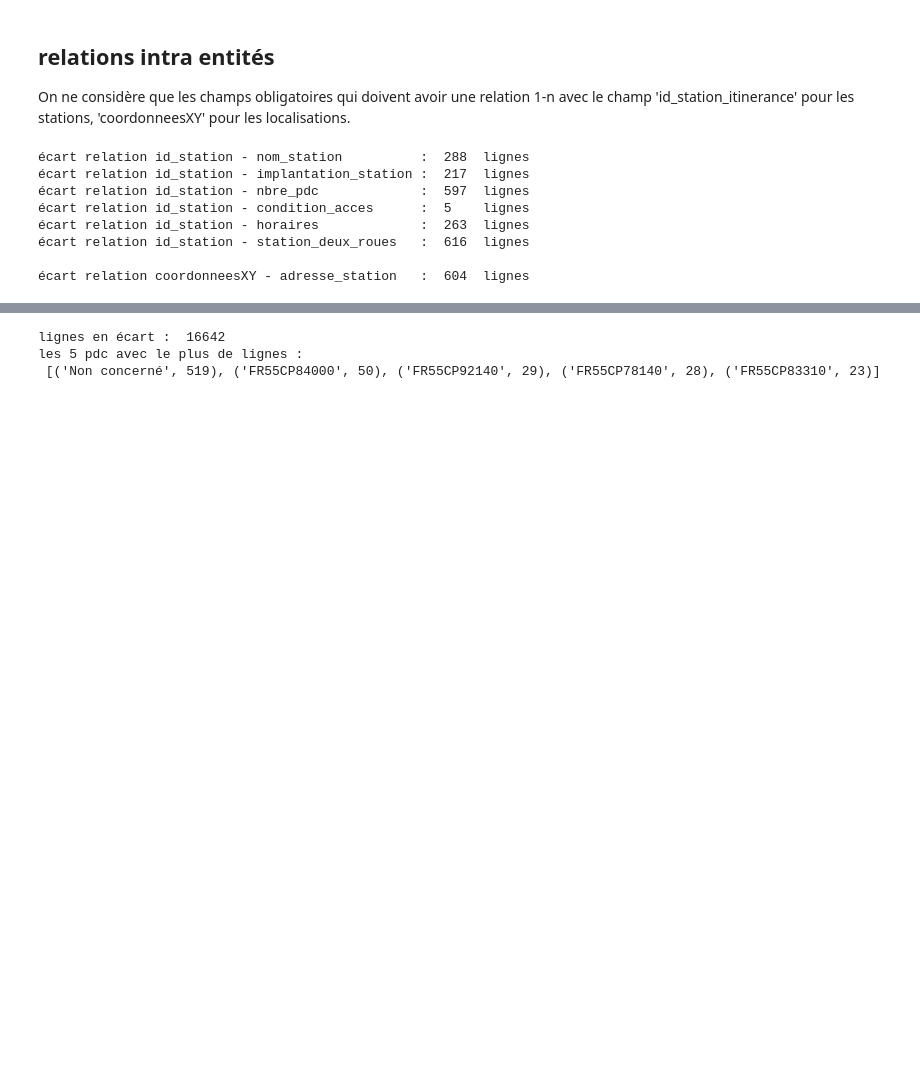
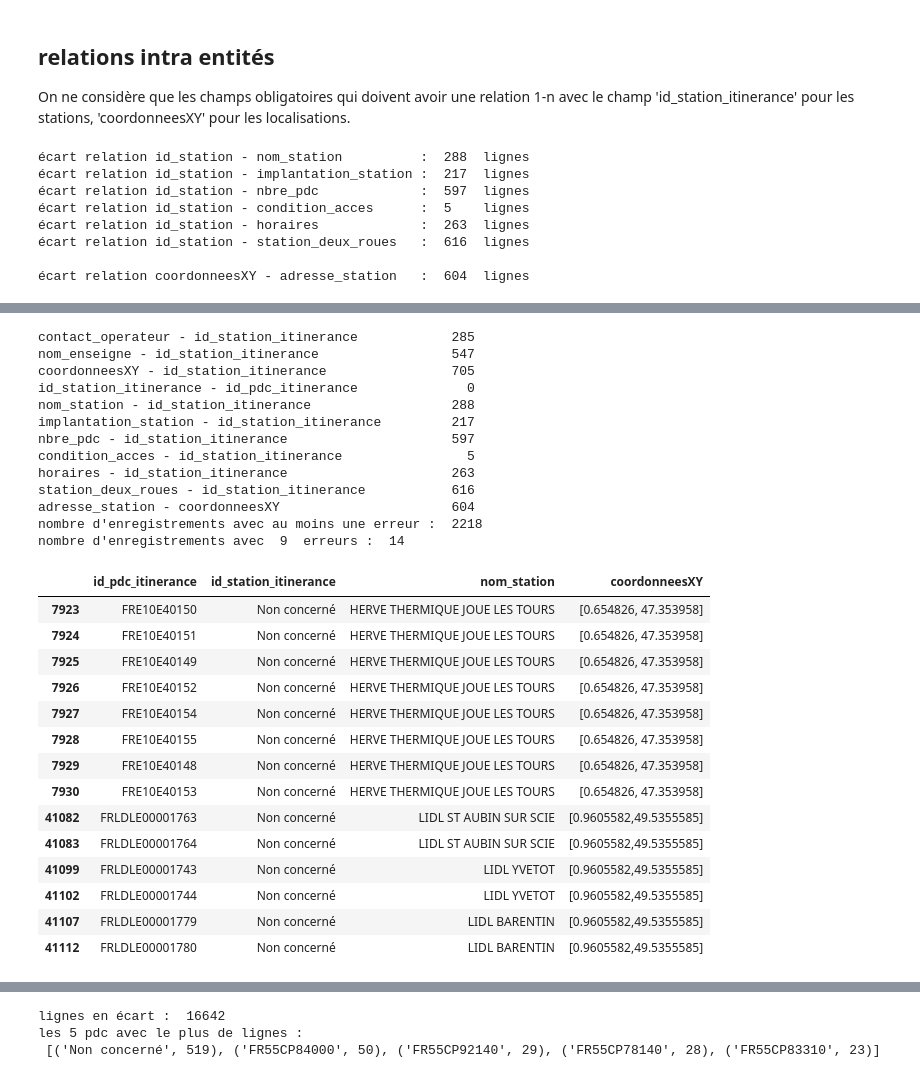
Before and after one commit to loco-philippe/Environmental-Sensing, a Jupyter notebook: python/Validation/irve/test_IRVE-v2.ipynb, the cells around one changed output, grey strips where cells are left out. Saved outputs shown, nothing was run; the diff lists cells and outputs as text; code cells hidden in the pictures; blank space fills up the shorter version.

```diff
--- a/python/Validation/irve/test_IRVE-v2.ipynb
+++ b/python/Validation/irve/test_IRVE-v2.ipynb
@@ -177,0 +219,50 @@ print('écart relation coordonneesXY - adresse_station   : ',len(ecart_adr), ' l
+# %%
+# génération du dictionnaire contenant la liste des enregistrements incohérent par propriété
+analyse = Analysis(data2)
+dic_res = analyse.check_relationship(fields)
+
+# ajout d'un champ pour chaque propriété contrôlée (plus deux champs de synthèse)
+data2['total'] = True
+data2['somme'] = 0
+for name, lis in dic_res.items():
+    data2[name] = True
+    data2.loc[lis, name] = False
+    data2['total'] = data2['total'] & data2[name]
+    data2['somme'] = data2['somme'] - data2[name] + 1
+    print('{:<50} {:>5}'.format(name, len(data2) - data2[name].sum()))
+maxi = max(data2['somme'])
+df_max = data2[data2.somme == maxi]
+
+# résultats
+print("nombre d'enregistrements avec au moins une erreur : ", len(data2) - data2.total.sum())
+print("nombre d'enregistrements avec ", maxi, " erreurs : ", len(df_max))
+df_max.loc[:, ('id_pdc_itinerance', 'id_station_itinerance', 'nom_station', 'coordonneesXY')]
+# %% [output]
+contact_operateur - id_station_itinerance            285
+nom_enseigne - id_station_itinerance                 547
+coordonneesXY - id_station_itinerance                705
+id_station_itinerance - id_pdc_itinerance              0
+nom_station - id_station_itinerance                  288
+implantation_station - id_station_itinerance         217
+nbre_pdc - id_station_itinerance                     597
+condition_acces - id_station_itinerance                5
+horaires - id_station_itinerance                     263
+station_deux_roues - id_station_itinerance           616
+adresse_station - coordonneesXY                      604
+nombre d'enregistrements avec au moins une erreur :  2218
+nombre d'enregistrements avec  9  erreurs :  14
+|  | id_pdc_itinerance | id_station_itinerance | nom_station | coordonneesXY |
+| 7923 | FRE10E40150 | Non concerné | HERVE THERMIQUE JOUE LES TOURS | [0.654826, 47.353958] |
+| 7924 | FRE10E40151 | Non concerné | HERVE THERMIQUE JOUE LES TOURS | [0.654826, 47.353958] |
+| 7925 | FRE10E40149 | Non concerné | HERVE THERMIQUE JOUE LES TOURS | [0.654826, 47.353958] |
+| 7926 | FRE10E40152 | Non concerné | HERVE THERMIQUE JOUE LES TOURS | [0.654826, 47.353958] |
+| 7927 | FRE10E40154 | Non concerné | HERVE THERMIQUE JOUE LES TOURS | [0.654826, 47.353958] |
+| 7928 | FRE10E40155 | Non concerné | HERVE THERMIQUE JOUE LES TOURS | [0.654826, 47.353958] |
+| 7929 | FRE10E40148 | Non concerné | HERVE THERMIQUE JOUE LES TOURS | [0.654826, 47.353958] |
+| 7930 | FRE10E40153 | Non concerné | HERVE THERMIQUE JOUE LES TOURS | [0.654826, 47.353958] |
+| 41082 | FRLDLE00001763 | Non concerné | LIDL ST AUBIN SUR SCIE | [0.9605582,49.5355585] |
+| 41083 | FRLDLE00001764 | Non concerné | LIDL ST AUBIN SUR SCIE | [0.9605582,49.5355585] |
+| 41099 | FRLDLE00001743 | Non concerné | LIDL YVETOT | [0.9605582,49.5355585] |
+| 41102 | FRLDLE00001744 | Non concerné | LIDL YVETOT | [0.9605582,49.5355585] |
+| 41107 | FRLDLE00001779 | Non concerné | LIDL BARENTIN | [0.9605582,49.5355585] |
+| 41112 | FRLDLE00001780 | Non concerné | LIDL BARENTIN | [0.9605582,49.5355585] |
```
Also changed, not shown: parts of 9 cells of this notebook, 5 other files.
